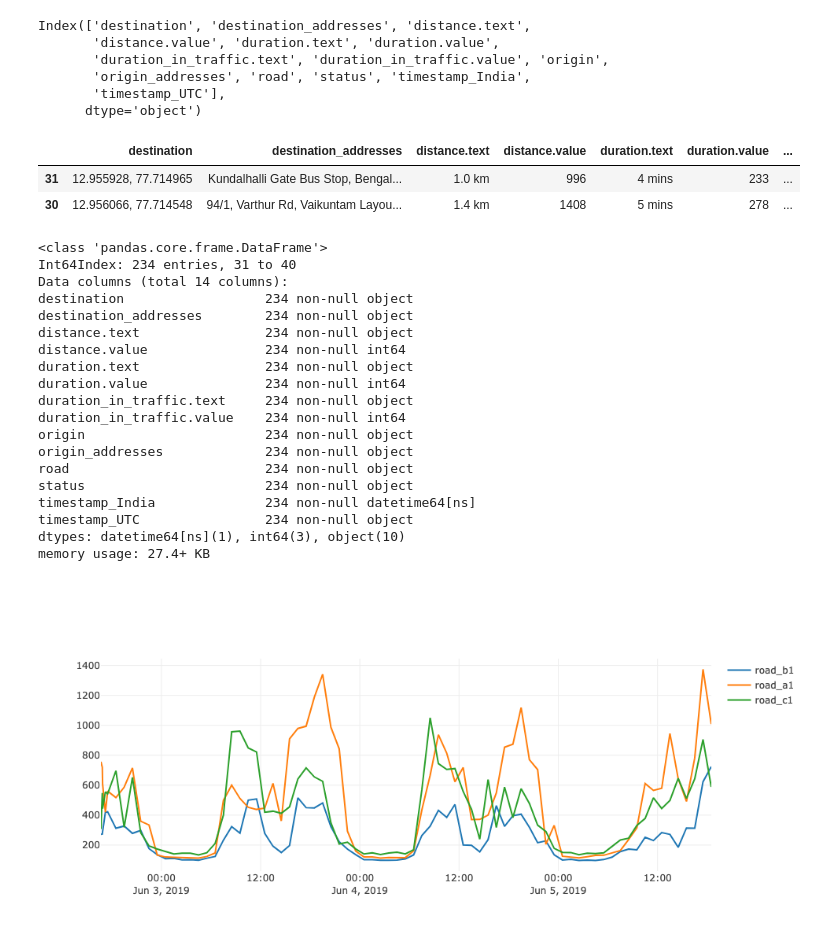
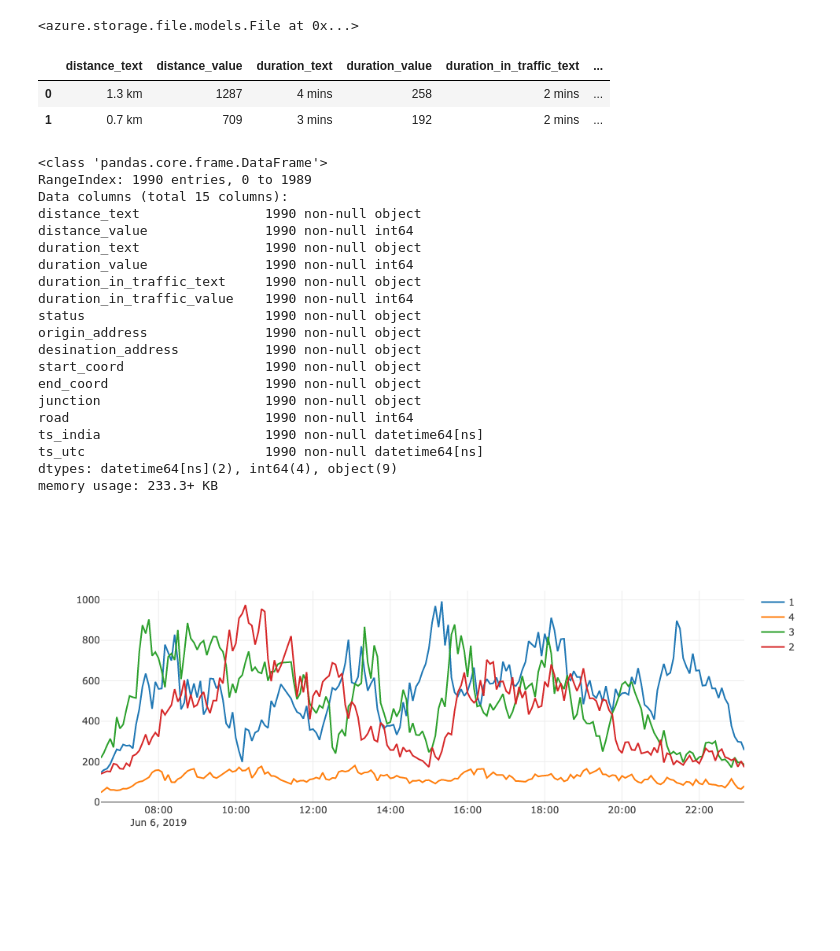
Before and after one commit to bsnithin44/traffic-prediction, a Jupyter notebook: notebooks/download data.ipynb, the cells around one changed output. Drawn from its saved outputs; the diff is of its cells as text; code cells hidden in the pictures; blank space fills up the shorter version.

Commit message:
junction2 road2 config corrected

```diff
--- a/notebooks/download data.ipynb
+++ b/notebooks/download data.ipynb
@@ -37,9 +10,0 @@ df.sort_values(['timestamp_India'],inplace=True)
-# %%
-df.columns
-# %% [output]
-Index(['destination', 'destination_addresses', 'distance.text',
-       'distance.value', 'duration.text', 'duration.value',
-       'duration_in_traffic.text', 'duration_in_traffic.value', 'origin',
-       'origin_addresses', 'road', 'status', 'timestamp_India',
-       'timestamp_UTC'],
-      dtype='object')
@@ -46,6 +13,19 @@ Index(['destination', 'destination_addresses', 'distance.text',
+# %%
+file_service.get_file_to_path(share_name='traffic-data',
+                              directory_name='clean_data',
+                              file_name='master.csv',
+                              file_path='data/master.csv'
+                             )
+# %% [output]
+<azure.storage.file.models.File at 0x...>
+# %%
+df = pd.read_csv('data/master.csv')
+df['ts_india'] = pd.to_datetime(df['ts_india'])
+df['ts_utc'] = pd.to_datetime(df['ts_utc'])
+df = df.sort_values(['ts_india']).reset_index(drop=True)
 # %%
 df.head(2)
 # %% [output]
-|  | destination | destination_addresses | distance.text | distance.value | duration.text | duration.value | ... |
-| 31 | 12.955928, 77.714965 | Kundalhalli Gate Bus Stop, Bengal... | 1.0 km | 996 | 4 mins | 233 | ... |
-| 30 | 12.956066, 77.714548 | 94/1, Varthur Rd, Vaikuntam Layou... | 1.4 km | 1408 | 5 mins | 278 | ... |
+|  | distance_text | distance_value | duration_text | duration_value | duration_in_traffic_text | ... |
+| 0 | 1.3 km | 1287 | 4 mins | 258 | 2 mins | ... |
+| 1 | 0.7 km | 709 | 3 mins | 192 | 2 mins | ... |
@@ -55,30 +33,32 @@ df_a1 = df[df['road']=='road_a1']
 df.info()
 # %% [output]
 <class 'pandas.core.frame.DataFrame'>
-Int64Index: 234 entries, 31 to 40
-Data columns (total 14 columns):
-destination                  234 non-null object
-destination_addresses        234 non-null object
-distance.text                234 non-null object
-distance.value               234 non-null int64
-duration.text                234 non-null object
-duration.value               234 non-null int64
-duration_in_traffic.text     234 non-null object
-duration_in_traffic.value    234 non-null int64
-origin                       234 non-null object
-origin_addresses             234 non-null object
-road                         234 non-null object
-status                       234 non-null object
-timestamp_India              234 non-null datetime64[ns]
-timestamp_UTC                234 non-null object
-dtypes: datetime64[ns](1), int64(3), object(10)
-memory usage: 27.4+ KB
+RangeIndex: 1990 entries, 0 to 1989
+Data columns (total 15 columns):
+distance_text                1990 non-null object
+distance_value               1990 non-null int64
+duration_text                1990 non-null object
+duration_value               1990 non-null int64
+duration_in_traffic_text     1990 non-null object
+duration_in_traffic_value    1990 non-null int64
+status                       1990 non-null object
+origin_address               1990 non-null object
+desination_address           1990 non-null object
+start_coord                  1990 non-null object
+end_coord                    1990 non-null object
+junction                     1990 non-null object
+road                         1990 non-null int64
+ts_india                     1990 non-null datetime64[ns]
+ts_utc                       1990 non-null datetime64[ns]
+dtypes: datetime64[ns](2), int64(4), object(9)
+memory usage: 233.3+ KB
 # %%
-traces = []
-for road in df.road.unique():
-    df_ = df[df['road']==road]
-    tr = go.Scatter(x=df_.timestamp_India,y=df_['duration_in_traffic.value'],name=road)
-    traces.append(tr)
-iplot(traces)
+traces_jnc1 = []
+df_j1 = df[df['junction']=='junction-1']
+for road in df_j1.road.unique():
+    df_j1_ = df_j1[df_j1['road']==road]
+    tr = go.Scatter(x=df_j1_['ts_india'],y=df_j1_['duration_in_traffic_value'],name=str(road))
+    traces_jnc1.append(tr)
+iplot(traces_jnc1)
 # %% [output]
-[figure, old version]
+[figure, new version]
```
Also changed, not shown: parts of 15 cells of this notebook, 4 other files.
